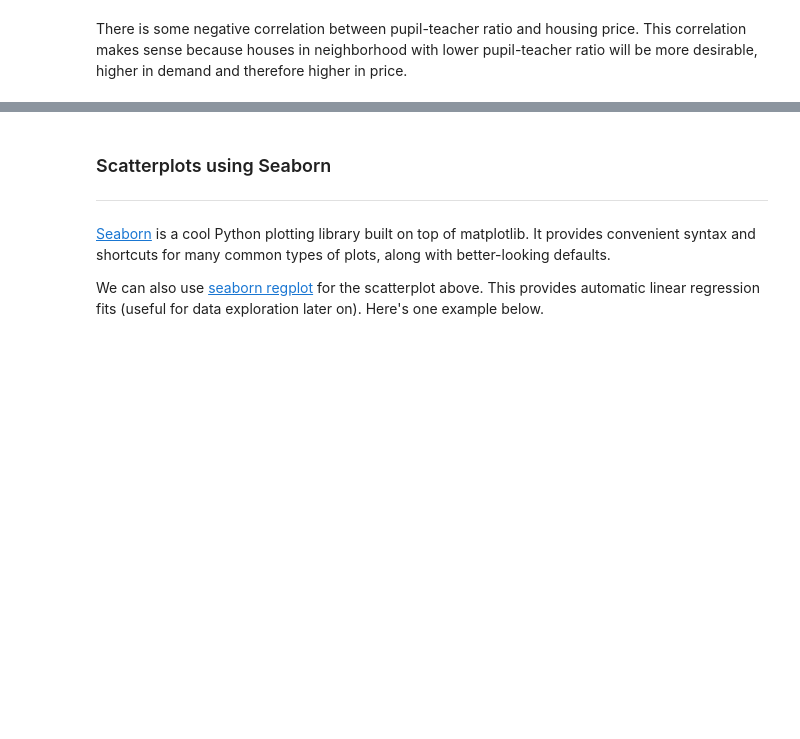
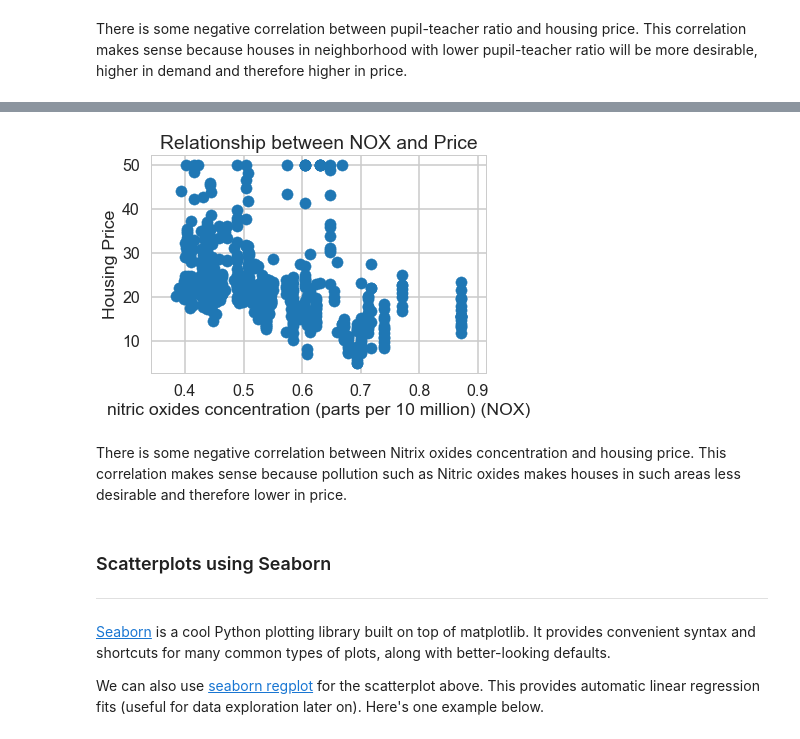
Before and after one commit to iamgauravg/tutorial_repository, a Jupyter notebook: 10_1_5_1537998998_linear_regression/linear_regression/10_1_5_Mini_Project_Linear_Regression_ver1.ipynb, the cells around one changed output, grey strips where cells are left out. Saved outputs shown, nothing was run; the diff lists cells and outputs as text; code cells hidden in the pictures; blank space fills up the shorter version.

Commit message:
10_1_5_Mini_Project_Linear_Regression done till part 3 exercise set 1

```diff
--- a/10_1_5_1537998998_linear_regression/linear_regression/10_1_5_Mini_Project_Linear_Regression_ver1.ipynb
+++ b/10_1_5_1537998998_linear_regression/linear_regression/10_1_5_Mini_Project_Linear_Regression_ver1.ipynb
@@ -338,3 +342,16 @@ plt.show()
+# %%
+# your turn: scatter plot between *NOX* and *PRICE*
+
+plt.scatter(bos.NOX, bos.PRICE)
+plt.xlabel("nitric oxides concentration (parts per 10 million) (NOX)")
+plt.ylabel("Housing Price")
+plt.title("Relationship between NOX and Price")
+
+plt.show()
+# %% [output]
+[figure, added]
+# %% [markdown]
+There is some negative correlation between Nitrix oxides concentration and housing price. This correlation makes sense because pollution such as Nitric oxides makes houses in such areas less desirable and therefore lower in price.
 # %% [markdown]
 ### Scatterplots using Seaborn
 ***
```
Also changed, not shown: parts of 25 cells of this notebook.
